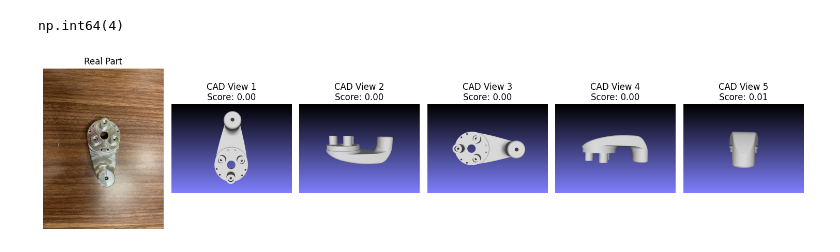
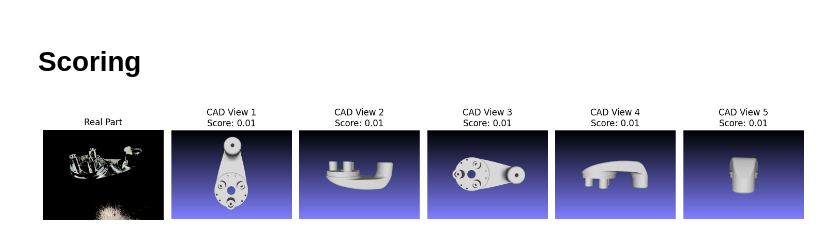
Before and after one commit to EW0824/veq_vision, a Jupyter notebook: experiment.ipynb, the cells around one changed output. Saved outputs shown, nothing was run; the diff lists cells and outputs as text; code cells hidden in the pictures.

Commit message:
Add visualization functions to understand keypoint incongruency

```diff
--- a/experiment.ipynb
+++ b/experiment.ipynb
@@ -23,9 +23,5 @@ def match_and_score(real_img, cad_img):
 
     return score, kp1, kp2, good_matches
 # %%
-real_img = cv2.imread('images/real/1.jpeg')
+real_img = cv2.imread('images/real/2.jpeg')
 cad_images = [cv2.imread(f"images/cad/{i}.png") for i in range(1, 6)]
-# %%
-visualize_keypoints(real_img, "Real Image Keypoints")
-for i, cad_img in enumerate(cad_images):
-    visualize_keypoints(cad_img, f"CAD View {i+1} Keypoints")
@@ -38,0 +34,15 @@ for i, cad_img in enumerate(cad_images):
+# %%
+metal_img, metal_mask = extract_metallic_part(real_img)
+plt.figure(figsize=(10, 5))
+
+plt.subplot(1, 2, 1)
+plt.imshow(cv2.cvtColor(real_img, cv2.COLOR_BGR2RGB))
+plt.title("Original Image")
+plt.axis('off')
+
+plt.subplot(1, 2, 2)
+plt.imshow(cv2.cvtColor(metal_img, cv2.COLOR_BGR2RGB))
+plt.title("Metallic Part Extracted")
+plt.axis('off')
+
+plt.show()
@@ -39,15 +55,13 @@ for i, cad_img in enumerate(cad_images):
+# %% [markdown]
+# Scoring
 # %%
 scores = []
 for cad_img in cad_images:
-    score, _, _, _ = match_and_score(real_img, cad_img)
+    score, _, _, _ = match_and_score(metal_img, cad_img)
     scores.append(score)
 
 best_idx = np.argmax(scores)
-# %%
-best_idx
-# %% [output]
-np.int64(4)
 # %%
-visualize_real_with_cad(real_img, cad_images, scores, best_idx)
+visualize_real_with_cad(metal_img, cad_images, scores, best_idx)
 # %% [output]
-[figure, old version]
+[figure, new version]
```
Also changed, not shown: parts of 5 cells of this notebook, 1 other file.
